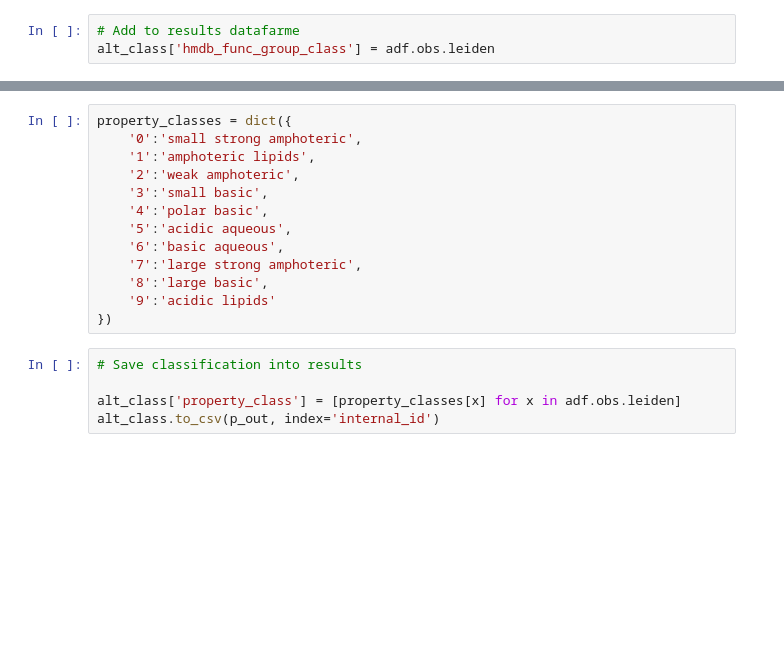
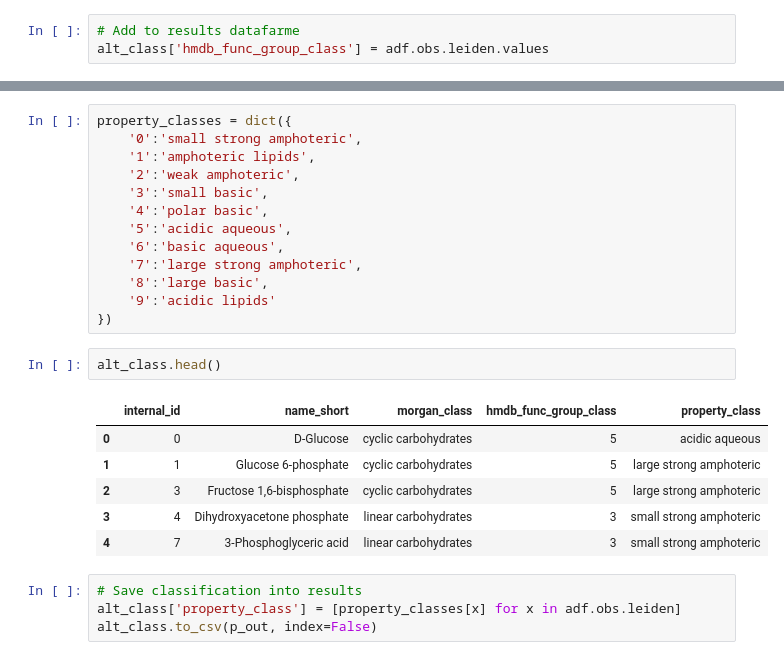
Before and after one commit to saharuka/metabolite_detectability, a Jupyter notebook: spotting/analysis/20_matrices/5_data_analysis/alternative_classification.ipynb, the cells around one changed output, grey strips where cells are left out. Cells and saved outputs as stored; diff of their text form; blank space fills up the shorter version.

```diff
--- a/spotting/analysis/20_matrices/5_data_analysis/alternative_classification.ipynb
+++ b/spotting/analysis/20_matrices/5_data_analysis/alternative_classification.ipynb
@@ -172,7 +172,7 @@ sc.pl.umap(adf, size=100, color='leiden')
 # Some clusters same as Morgan clusetrs, other don't make sense
 # %%
 # Add to results datafarme
-alt_class['hmdb_func_group_class'] = adf.obs.leiden
+alt_class['hmdb_func_group_class'] = adf.obs.leiden.values
 # %% [markdown]
 ### Similarity of chemical properties
 
@@ -244,8 +244,16 @@ property_classes = dict({
     '8':'large basic',
     '9':'acidic lipids'
 })
+# %%
+alt_class.head()
+# %% [output]
+|  | internal_id | name_short | morgan_class | hmdb_func_group_class | property_class |
+| 0 | 0 | D-Glucose | cyclic carbohydrates | 5 | acidic aqueous |
+| 1 | 1 | Glucose 6-phosphate | cyclic carbohydrates | 5 | large strong amphoteric |
+| 2 | 3 | Fructose 1,6-bisphosphate | cyclic carbohydrates | 5 | large strong amphoteric |
+| 3 | 4 | Dihydroxyacetone phosphate | linear carbohydrates | 3 | small strong amphoteric |
+| 4 | 7 | 3-Phosphoglyceric acid | linear carbohydrates | 3 | small strong amphoteric |
 # %%
 # Save classification into results
-
 alt_class['property_class'] = [property_classes[x] for x in adf.obs.leiden]
-alt_class.to_csv(p_out, index='internal_id')
+alt_class.to_csv(p_out, index=False)
```
Also changed, not shown: parts of 1 cell of this notebook, 2 other files.
